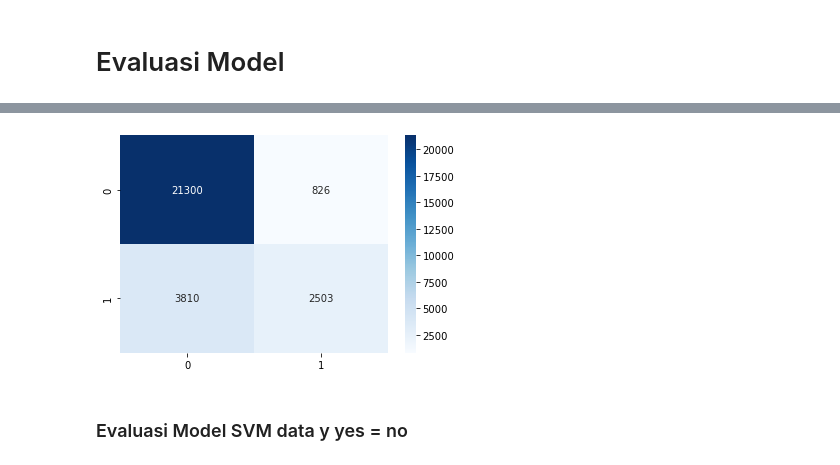
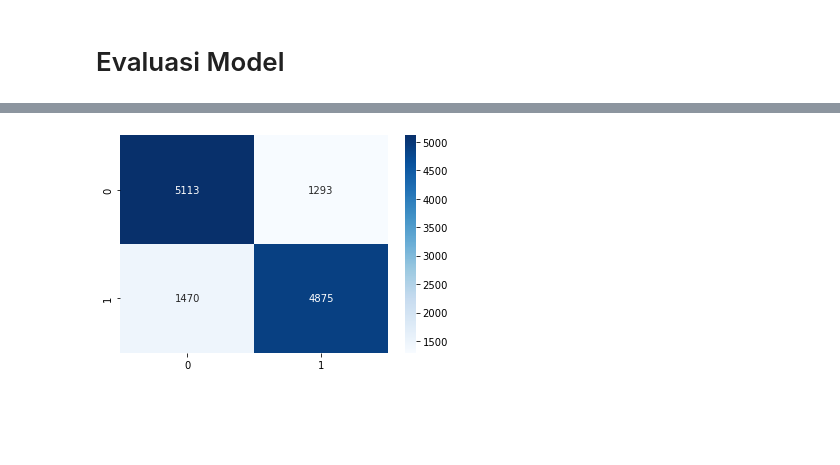
Before and after one commit to Mazcho/Perbandingan-Algoritma-Logistic-Regresi-dan-SVM-dalam-memprediksi-cuaca-_Hacktiv8-FinalProject2, a Jupyter notebook: PYTN_KampusMerdeka_FP2_Hacktiv8.ipynb, the cells around one changed output, grey strips where cells are left out. Cells and saved outputs as stored; diff of their text form; code cells hidden in the pictures; blank space fills up the shorter version.

```diff
--- a/PYTN_KampusMerdeka_FP2_Hacktiv8.ipynb
+++ b/PYTN_KampusMerdeka_FP2_Hacktiv8.ipynb
@@ -694,3 +1236,3 @@ subset_no = new_df[new_df['RainTomorrow'] == 0].sample(n=31877, random_state=42)
 # %%
-new2_df = pd.concat([subset_yes, subset_no])
+new_df = pd.concat([subset_yes, subset_no])
 # %%
@@ -708,0 +1341,2 @@ new2_df.shape
+# %%
+df_model=new_df.loc[:,["Rainfall","WindGustDir","WindDir9am","WindDir3pm","WindSpeed3pm","Humidity3pm","Pressure3pm","Temp3pm","RainToday","RainTomorrow","Australian Capital Territory","Northern Territory","Queensland","South Australia","Tasmania","Victoria","Western Australia"]]
@@ -708,0 +1376,8 @@ new2_df.shape
+# %%
+from sklearn.preprocessing import StandardScaler
+
+# define the scaler
+scaler = StandardScaler()
+
+# fit and transform the data
+df_model[['Rainfall', 'WindGustDir', 'WindDir9am', 'WindDir3pm', 'WindSpeed3pm', 'Humidity3pm', 'Pressure3pm', 'Temp3pm']] = scaler.fit_transform(df_model[['Rainfall', 'WindGustDir', 'WindDir9am', 'WindDir3pm', 'WindSpeed3pm', 'Humidity3pm', 'Pressure3pm', 'Temp3pm']])
@@ -732,8 +1428,8 @@ Please also refer to the documentation for alternative solver options:
 # %%
-x = new_df.drop(['RainTomorrow'], axis = 1)
-y = new_df['RainTomorrow']
+x2 = df_model.drop(['RainTomorrow'], axis = 1)
+y2 = df_model['RainTomorrow']
 # Memisahkan data menjadi data training dan data testing
-x_train, x_test, y_train, y_test = train_test_split(x,y, test_size = 0.2)
+x_train2, x_test2, y_train2, y_test2 = train_test_split(x2,y2, test_size = 0.2)
 svc=SVC()
-svc.fit(x_train,y_train)
-predictionsvc = svc.predict(x_test)
+svc.fit(x_train2,y_train2)
+predictionsvc = svc.predict(x_test2)
@@ -797,9 +1479,7 @@ weighted avg       0.83      0.84      0.82     28439
 # %%
-cm = confusion_matrix(y_test, predictionsvc)
-cm_label = pd.DataFrame(cm, columns = np.unique(y_test),
-                        index = np.unique(y_test))
+cm = confusion_matrix(y_test2, predictionsvc)
+cm_label = pd.DataFrame(cm, columns = np.unique(y_test2),
+                        index = np.unique(y_test2))
 sns.heatmap(cm_label, annot=True, cmap='Blues', fmt='g');
 # %% [output]
-[figure, old version]
+[figure, new version]
-# %% [markdown]
-### Evaluasi Model SVM data y yes = no
```
Also changed, not shown: parts of 213 cells of this notebook.
